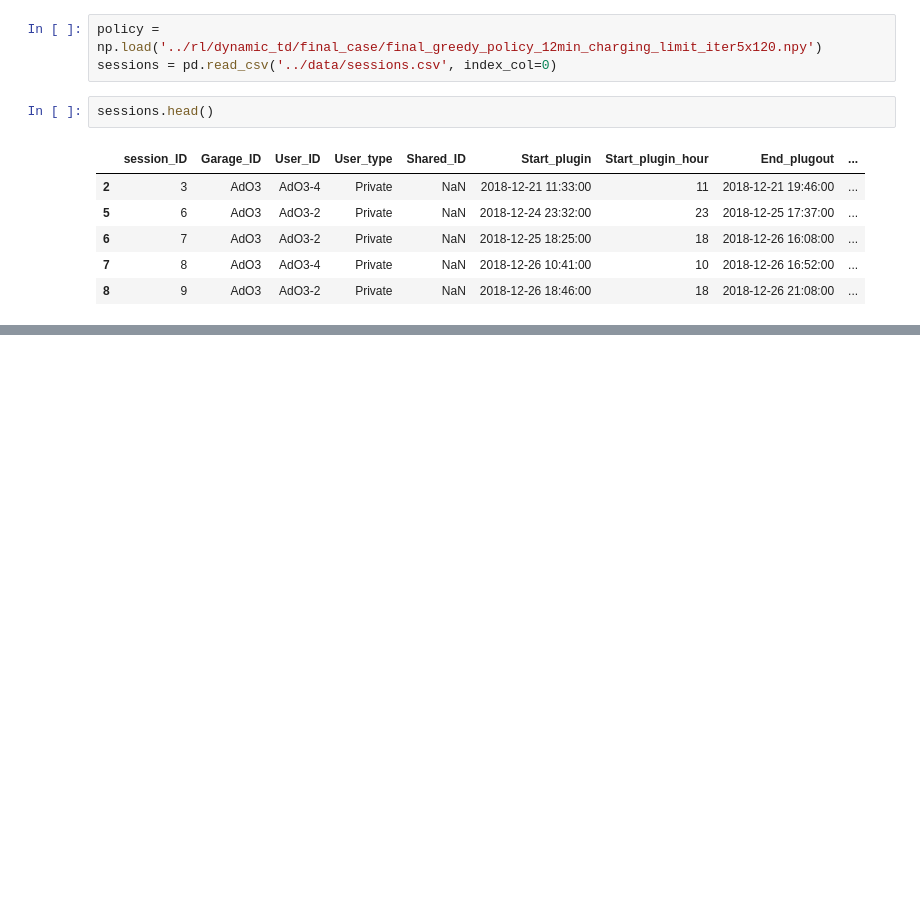
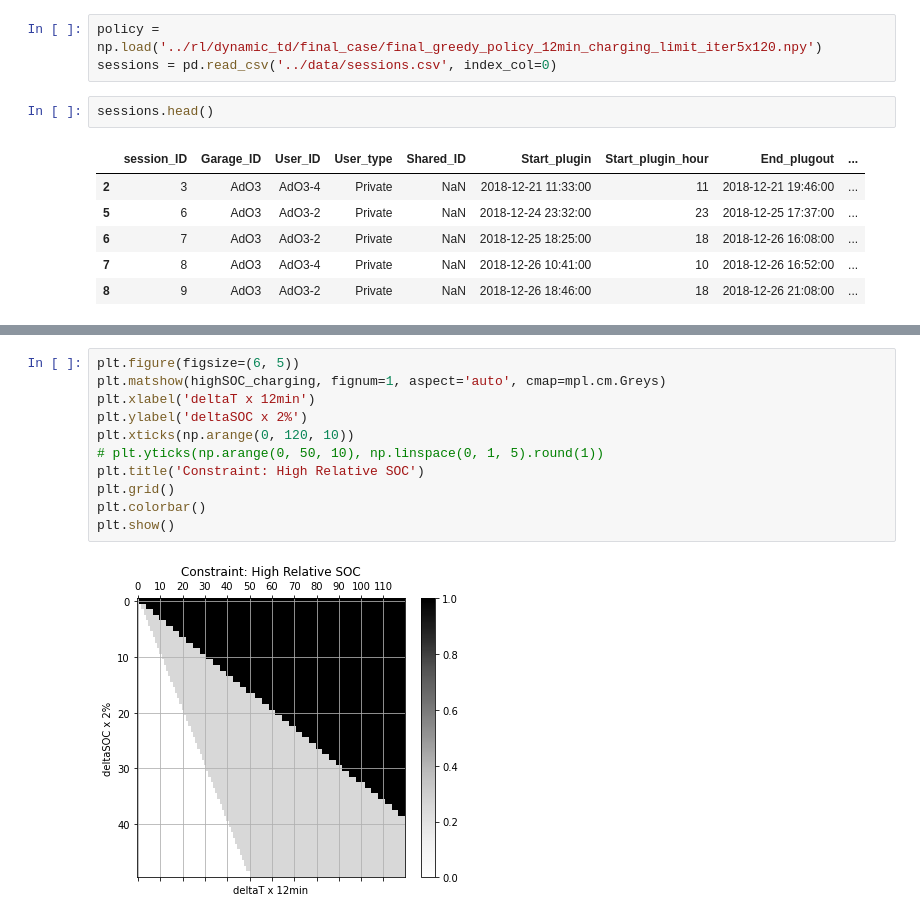
Before and after one commit to jarviskroos7/pev_intelligent_charging_control, a Jupyter notebook: notebooks/policy_analysis.ipynb, the cells around one changed output, grey strips where cells are left out. Saved outputs shown, nothing was run; the diff lists cells and outputs as text; blank space fills up the shorter version.

```diff
--- a/notebooks/policy_analysis.ipynb
+++ b/notebooks/policy_analysis.ipynb
@@ -16,0 +53,13 @@ sessions.head()
+# %%
+plt.figure(figsize=(6, 5))
+plt.matshow(highSOC_charging, fignum=1, aspect='auto', cmap=mpl.cm.Greys)
+plt.xlabel('deltaT x 12min')
+plt.ylabel('deltaSOC x 2%')
+plt.xticks(np.arange(0, 120, 10))
+# plt.yticks(np.arange(0, 50, 10), np.linspace(0, 1, 5).round(1))
+plt.title('Constraint: High Relative SOC')
+plt.grid()
+plt.colorbar()
+plt.show()
+# %% [output]
+[figure, added]
```
Also changed, not shown: parts of 6 cells of this notebook, 14 other files.
